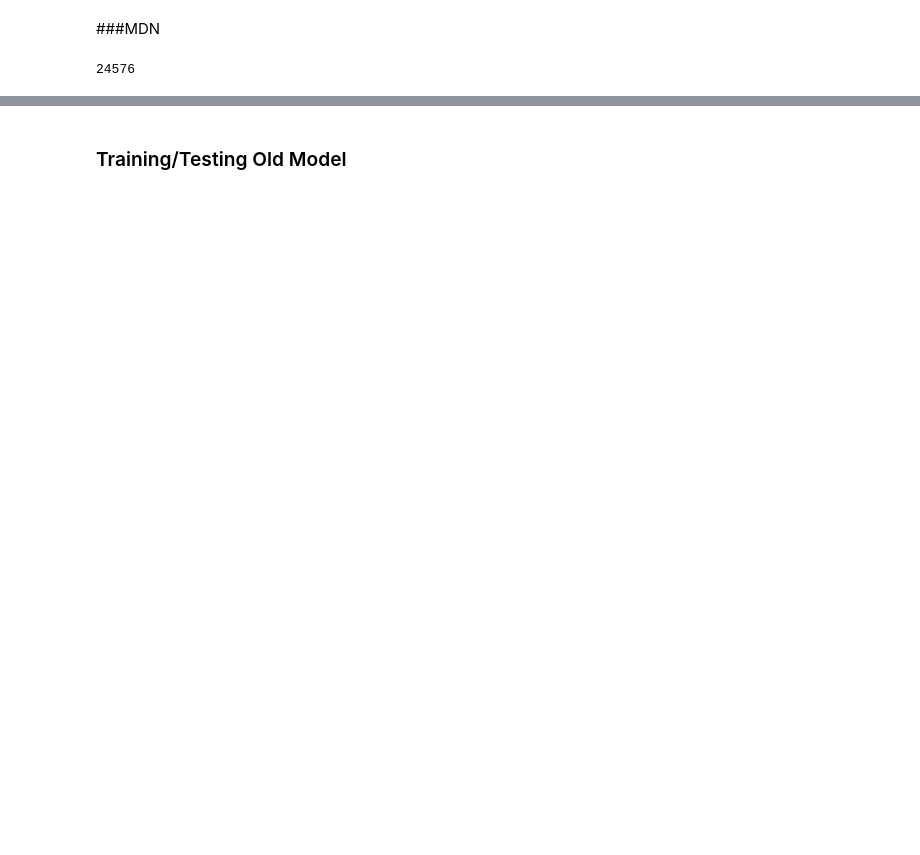
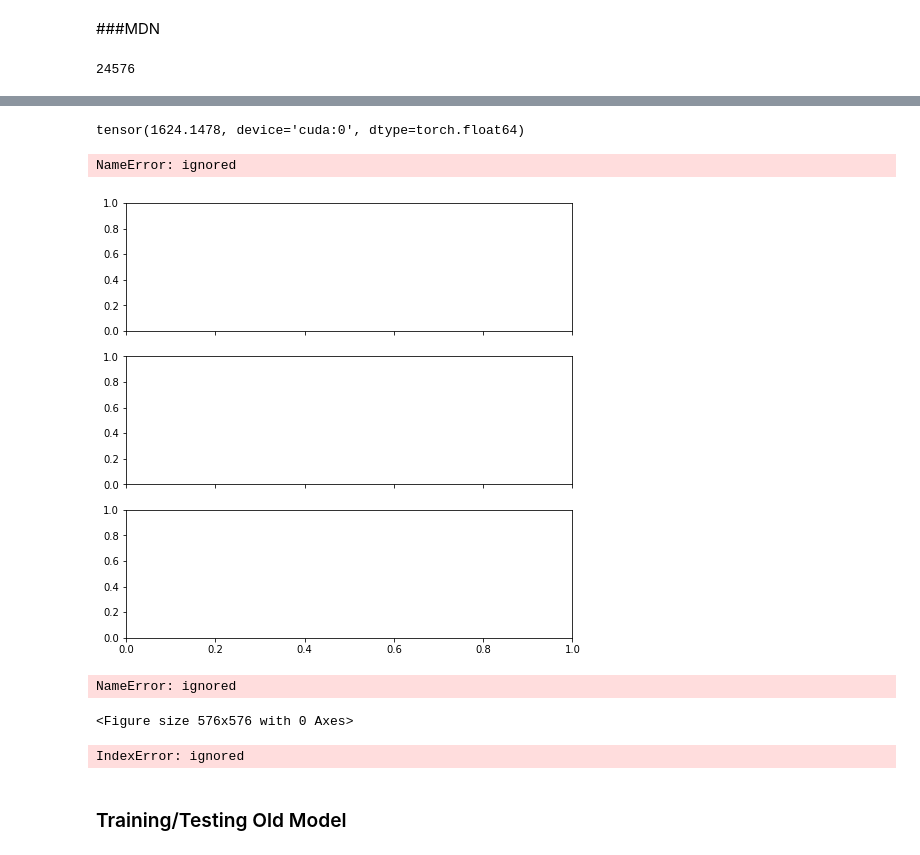
Before and after one commit to AaravWattal/RRAM-Models, a Jupyter notebook: MixtureDensityRegressionModels.ipynb, the cells around one changed output, grey strips where cells are left out. Saved outputs shown, nothing was run; the diff lists cells and outputs as text; code cells hidden in the pictures; blank space fills up the shorter version.

Commit message:
mu and y_test MSE for MDN model

```diff
--- a/MixtureDensityRegressionModels.ipynb
+++ b/MixtureDensityRegressionModels.ipynb
@@ -310,19 +330,27 @@ print(output)
+# %%
+pi_variable, sigma_variable, mu_variable = network(x_test_tensor.float())
+
+squared_error = (((mu_variable - y_test_tensor)*(mu_variable - y_test_tensor))/len(mu_variable)).sum().data
+print(squared_error)
+# %% [output]
+tensor(1624.1478, device='cuda:0', dtype=torch.float64)
 # %%
-pi_variable, sigma_variable, mu_variable = network(x_test_variable)
-
-pi_data = pi_variable.data.numpy()
-sigma_data = sigma_variable.data.numpy()
-mu_data = mu_variable.data.numpy()
+pi_data = pi_variable.data.cpu().numpy()
+sigma_data = sigma_variable.cpu().data.numpy()
+mu_data = mu_variable.cpu().data.numpy()
 
 fig, (ax1, ax2, ax3) = plt.subplots(3, 1, sharex=True, figsize=(8,8))
-ax1.plot(x_test_data, pi_data)
-ax1.set_title('$\Pi$')
-ax2.plot(x_test_data, sigma_data)
-ax2.set_title('$\sigma$')
-ax3.plot(x_test_data, mu_data)
-ax3.set_title('$\mu$')
-plt.xlim([-15,15])
-plt.show()
+# ax1.plot(x_test_data, pi_data)
+# ax1.set_title('$\Pi$')
+# ax2.plot(x_test_data, sigma_data)
+# ax2.set_title('$\sigma$')
+# ax3.plot(x_test_data, mu_data)
+# ax3.set_title('$\mu$')
+# plt.xlim([-15,15])
+# plt.show()
+# %% [output]
+NameError: ignored
+[figure, added]
 # %%
 plt.figure(figsize=(8, 8), facecolor='white')
 for mu_k, sigma_k in zip(mu_data.T, sigma_data.T):
@@ -332,6 +360,9 @@ plt.scatter(mdn_x_data, mdn_y_data, marker='.', lw=0, alpha=0.2, c='black')
 plt.xlim([-10,10])
 plt.ylim([-10,10])
 plt.show()
+# %% [output]
+NameError: ignored
+<Figure size 576x576 with 0 Axes>
 # %%
 def gumbel_sample(x, axis=1):
     z = np.random.gumbel(loc=0, scale=1, size=x.shape)
@@ -342,6 +373,8 @@ k = gumbel_sample(pi_data)
 indices = (np.arange(n_samples), k)
 rn = np.random.randn(n_samples)
 sampled = rn * sigma_data[indices] + mu_data[indices]
+# %% [output]
+IndexError: ignored
 # %%
 plt.figure(figsize=(8, 8))
 plt.scatter(mdn_x_data, mdn_y_data, alpha=0.2)
```
Also changed, not shown: parts of 22 cells of this notebook.
